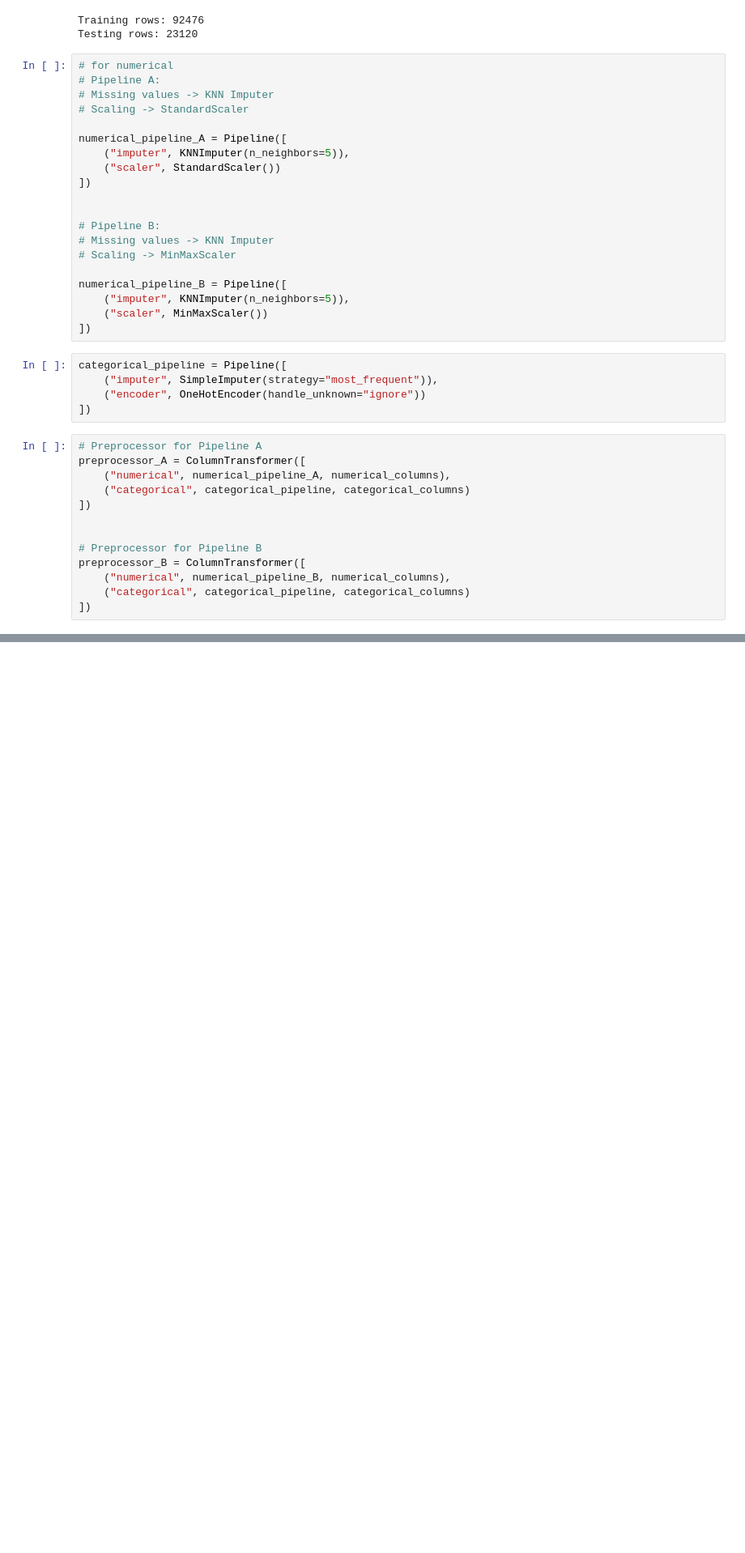
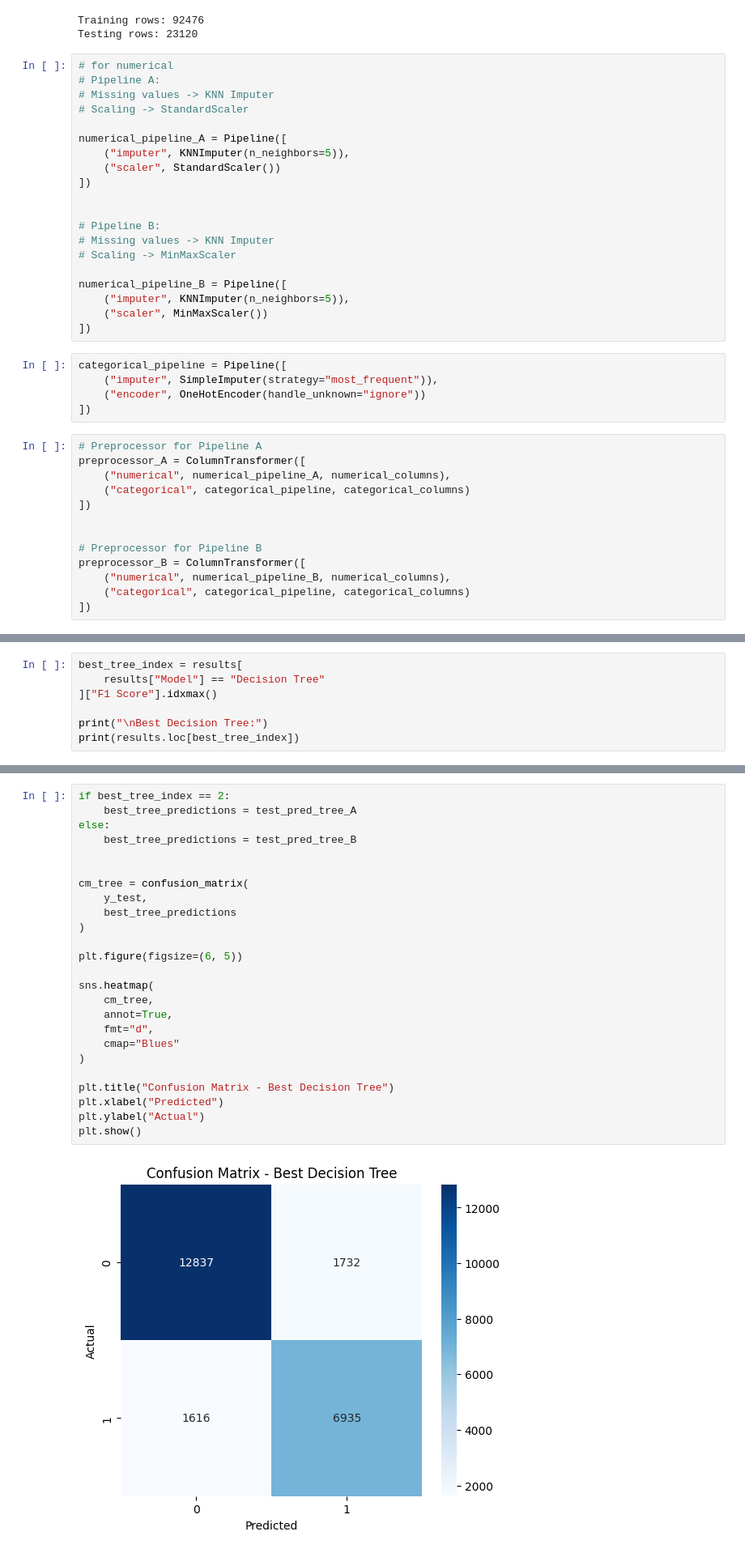
Before and after one commit to devanshidudhatra/202618027_Devanshi_Dudhatra_DS605, a Jupyter notebook: 202618027_Lab_03/202618027_Lab_03.ipynb, the cells around one changed output, grey strips where cells are left out. Shown at 81% size. Saved outputs shown, nothing was run; the diff lists cells and outputs as text; blank space fills up the shorter version.

```diff
--- a/202618027_Lab_03/202618027_Lab_03.ipynb
+++ b/202618027_Lab_03/202618027_Lab_03.ipynb
@@ -307,0 +655,7 @@ preprocessor_B = ColumnTransformer([
+# %%
+best_tree_index = results[
+    results["Model"] == "Decision Tree"
+]["F1 Score"].idxmax()
+
+print("\nBest Decision Tree:")
+print(results.loc[best_tree_index])
@@ -307,0 +699,27 @@ preprocessor_B = ColumnTransformer([
+# %%
+if best_tree_index == 2:
+    best_tree_predictions = test_pred_tree_A
+else:
+    best_tree_predictions = test_pred_tree_B
+
+
+cm_tree = confusion_matrix(
+    y_test,
+    best_tree_predictions
+)
+
+plt.figure(figsize=(6, 5))
+
+sns.heatmap(
+    cm_tree,
+    annot=True,
+    fmt="d",
+    cmap="Blues"
+)
+
+plt.title("Confusion Matrix - Best Decision Tree")
+plt.xlabel("Predicted")
+plt.ylabel("Actual")
+plt.show()
+# %% [output]
+[figure, added]
```
Also changed, not shown: parts of 19 cells of this notebook.
